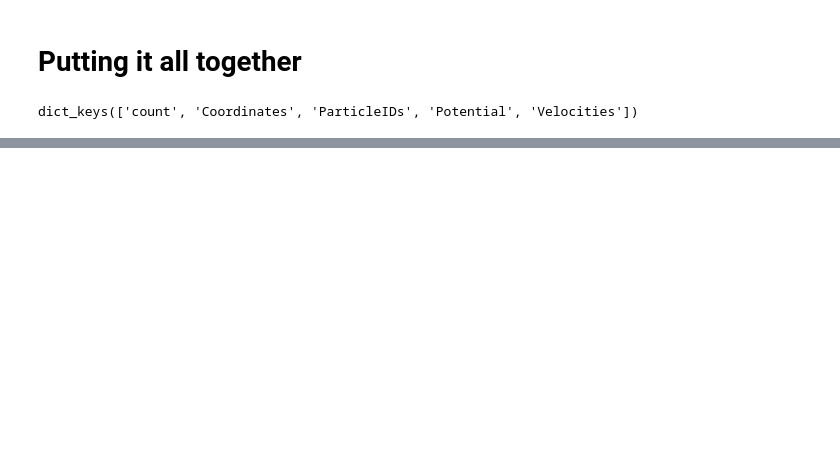
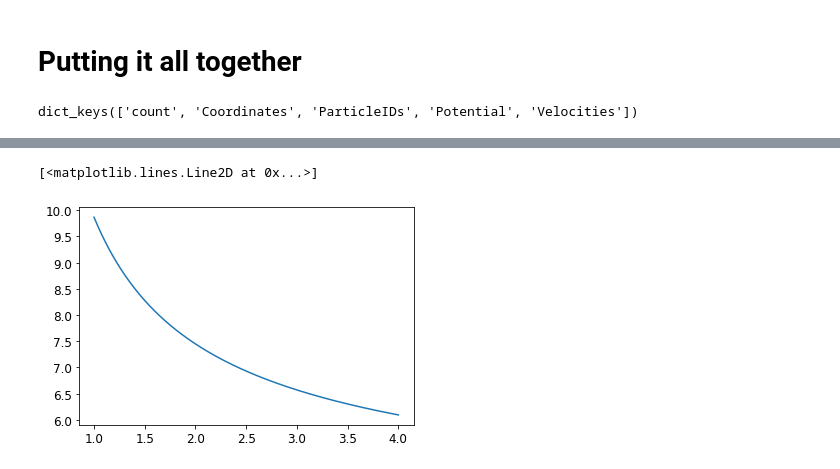
Before and after one commit to Maxelee/BCM_lensing, a Jupyter notebook: BCM_notebook.ipynb, the cells around one changed output, grey strips where cells are left out. Saved outputs shown, nothing was run; the diff lists cells and outputs as text; code cells hidden in the pictures; blank space fills up the shorter version.

```diff
--- a/BCM_notebook.ipynb
+++ b/BCM_notebook.ipynb
@@ -280,0 +317,11 @@ plt.tight_layout()
+# %%
+def test_gamma(c):
+    num = (1+3 * c /np.sqrt(5)) * np.log(1 + c/np.sqrt(5))
+    denom = (1+ c/np.sqrt(5)) * np.log(1+c/np.sqrt(5)) - c/np.sqrt(5)
+    return num/denom
+# %%
+plt.figure()
+plt.plot(np.linspace(1, 4, 1000), test_gamma(np.linspace(1, 4, 1000)))
+# %% [output]
+[<matplotlib.lines.Line2D at 0x...>]
+[figure, added]
```
Also changed, not shown: parts of 13 cells of this notebook.
